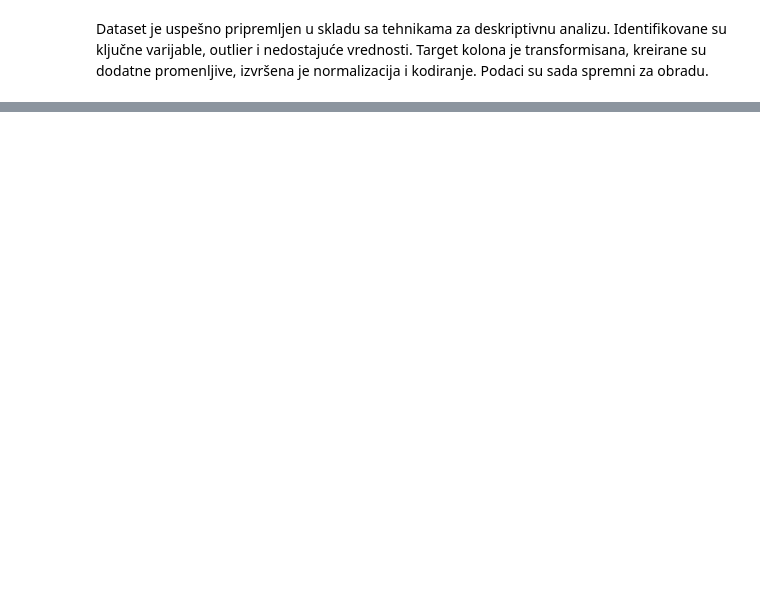
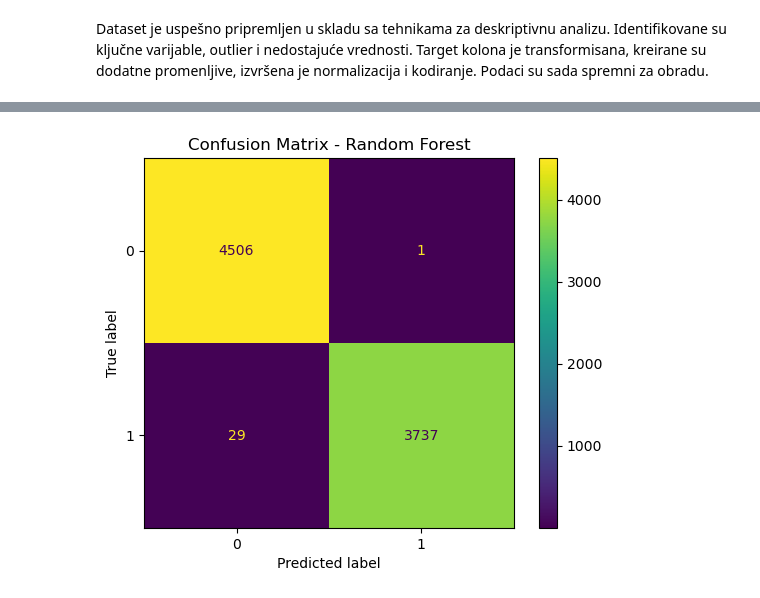
Before and after one commit to MarijaVidovic/MasinskoUcenjePrviProjekat, a Jupyter notebook: PRVA FAZA/CoralReefGlobalBlechingPrvaFaza.ipynb, the cells around one changed output, grey strips where cells are left out. Cells and saved outputs as stored; diff of their text form; code cells hidden in the pictures; blank space fills up the shorter version.

```diff
--- a/PRVA FAZA/CoralReefGlobalBlechingPrvaFaza.ipynb
+++ b/PRVA FAZA/CoralReefGlobalBlechingPrvaFaza.ipynb
@@ -288,0 +426,12 @@ Dataset je uspešno pripremljen u skladu sa tehnikama za deskriptivnu analizu. I
+# %%
+best_model_name = results_df.sort_values("ROC-AUC", ascending=False).iloc[0]["Model"]
+best_model = models[best_model_name]
+best_pipe = Pipeline(steps=[("preprocess", preprocess), ("model", best_model)])
+best_pipe.fit(X_train, Y_train)
+Y_pred = best_pipe.predict(X_test)
+
+ConfusionMatrixDisplay.from_predictions(Y_test, Y_pred)
+plt.title(f"Confusion Matrix - {best_model_name}")
+plt.show()
+# %% [output]
+[figure, added]
```
Also changed, not shown: parts of 7 cells of this notebook.
